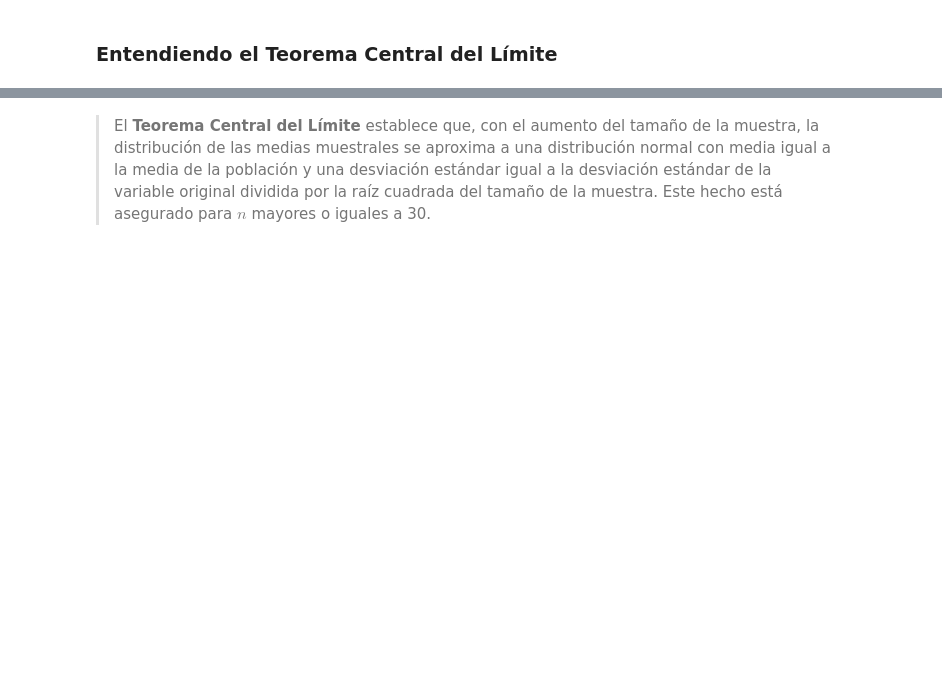
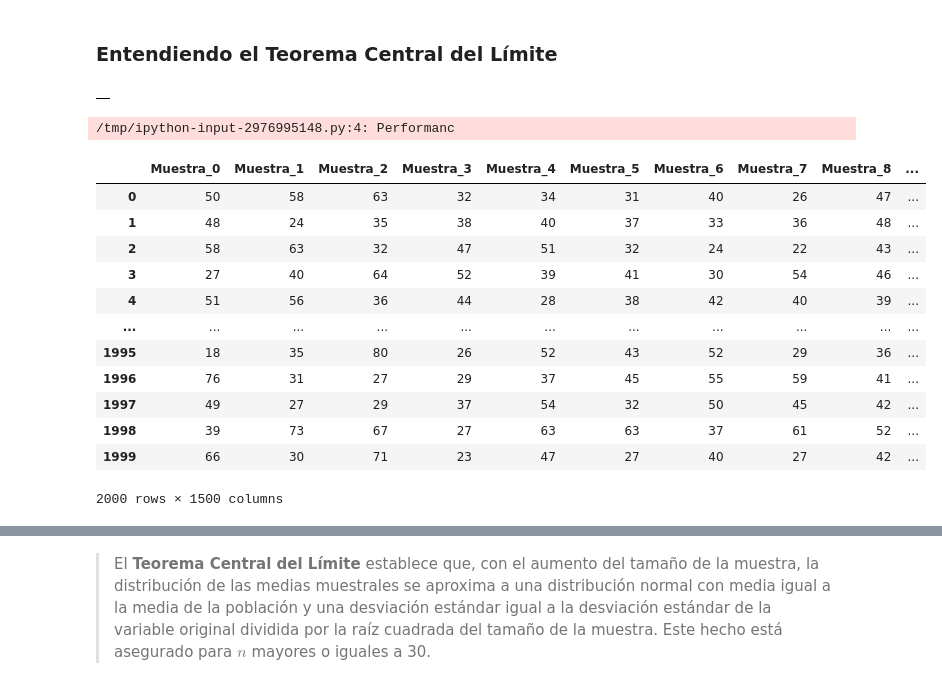
Before and after one commit to LordAguaKate/Practica_DATA_SCIENCE, a Jupyter notebook: Inicial.ipynb, the cells around one changed output, grey strips where cells are left out. Saved outputs shown, nothing was run; the diff lists cells and outputs as text; code cells hidden in the pictures; blank space fills up the shorter version.

```diff
--- a/Inicial.ipynb
+++ b/Inicial.ipynb
@@ -792,0 +796,27 @@ La desviación estándar de las medias muestrales se conoce como **error estánd
+# %%
+muestras = pd.DataFrame()
+muestras
+# %% [output]
+|  |
+# %%
+for i in range(total_de_muestras):
+    _ = datos.Edad.sample(n)
+    _.index = range(0, len(_))
+    muestras['Muestra_' + str(i)] = _
+
+muestras
+# %% [output]
+/tmp/ipython-input-2976995148.py:4: Performanc
+|  | Muestra_0 | Muestra_1 | Muestra_2 | Muestra_3 | Muestra_4 | Muestra_5 | Muestra_6 | Muestra_7 | Muestra_8 | ... |
+| 0 | 50 | 58 | 63 | 32 | 34 | 31 | 40 | 26 | 47 | ... |
+| 1 | 48 | 24 | 35 | 38 | 40 | 37 | 33 | 36 | 48 | ... |
+| 2 | 58 | 63 | 32 | 47 | 51 | 32 | 24 | 22 | 43 | ... |
+| 3 | 27 | 40 | 64 | 52 | 39 | 41 | 30 | 54 | 46 | ... |
+| 4 | 51 | 56 | 36 | 44 | 28 | 38 | 42 | 40 | 39 | ... |
+| ... | ... | ... | ... | ... | ... | ... | ... | ... | ... | ... |
+| 1995 | 18 | 35 | 80 | 26 | 52 | 43 | 52 | 29 | 36 | ... |
+| 1996 | 76 | 31 | 27 | 29 | 37 | 45 | 55 | 59 | 41 | ... |
+| 1997 | 49 | 27 | 29 | 37 | 54 | 32 | 50 | 45 | 42 | ... |
+| 1998 | 39 | 73 | 67 | 27 | 63 | 63 | 37 | 61 | 52 | ... |
+| 1999 | 66 | 30 | 71 | 23 | 47 | 27 | 40 | 27 | 42 | ... |
+2000 rows × 1500 columns
```
Also changed, not shown: parts of 23 cells of this notebook.
